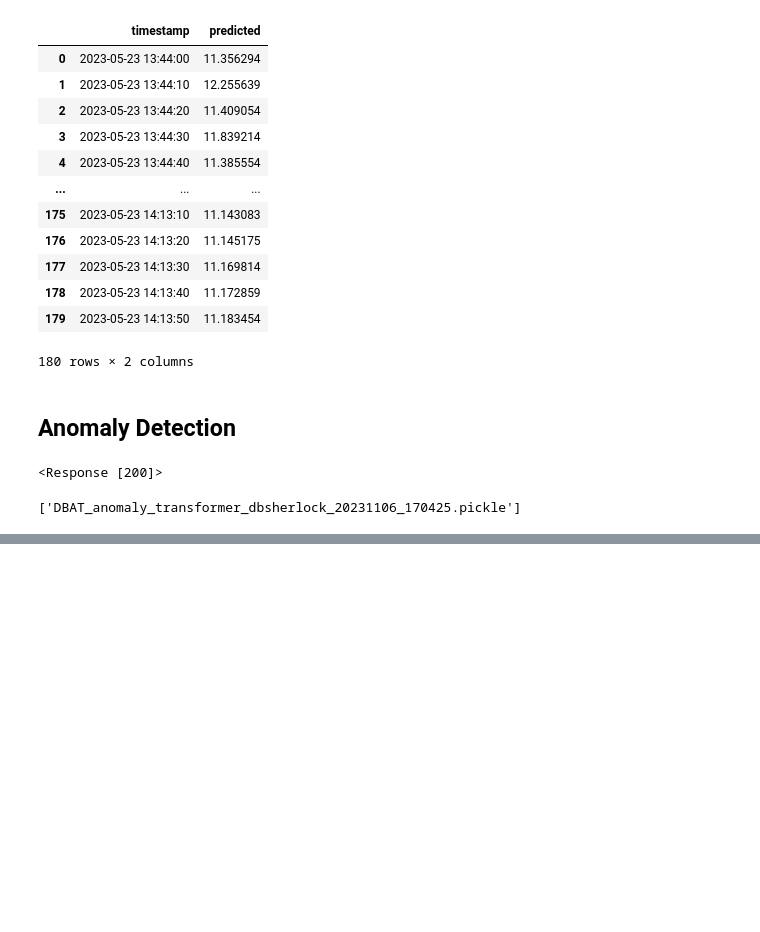
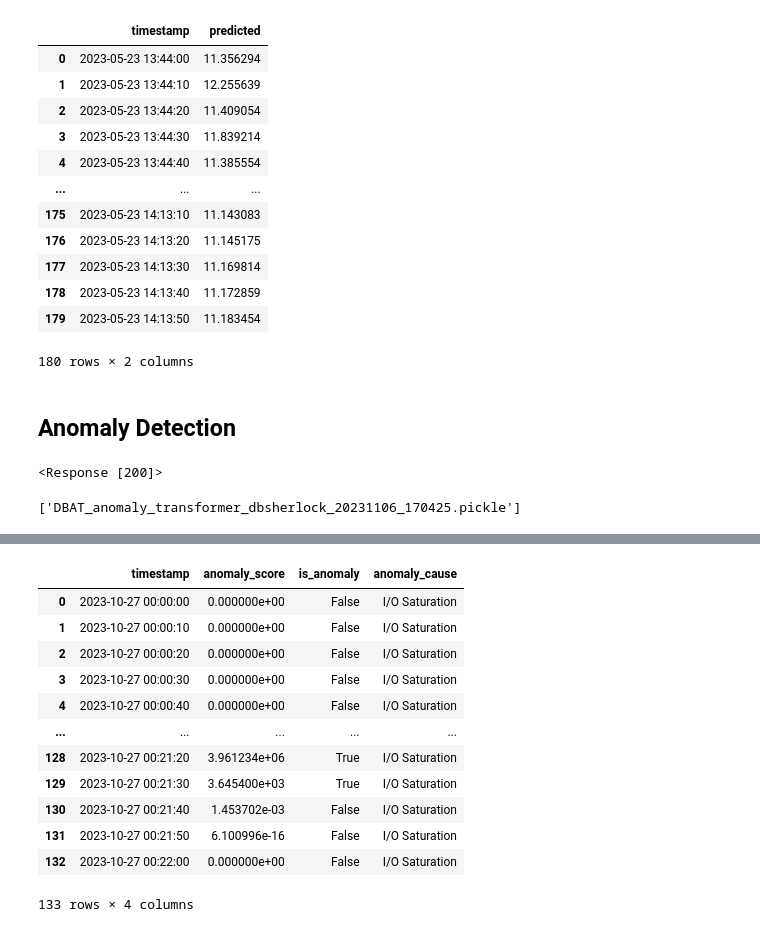
Before and after one commit to allene-ha/EDA_Framework, a Jupyter notebook: client/tutorial.ipynb, the cells around one changed output, grey strips where cells are left out. Drawn from its saved outputs; the diff is of its cells as text; code cells hidden in the pictures; blank space fills up the shorter version.

```diff
--- a/client/tutorial.ipynb
+++ b/client/tutorial.ipynb
@@ -164,0 +171,16 @@ anom_score
+# %%
+anomaly_df
+# %% [output]
+|  | timestamp | anomaly_score | is_anomaly | anomaly_cause |
+| 0 | 2023-10-27 00:00:00 | 0.000000e+00 | False | I/O Saturation |
+| 1 | 2023-10-27 00:00:10 | 0.000000e+00 | False | I/O Saturation |
+| 2 | 2023-10-27 00:00:20 | 0.000000e+00 | False | I/O Saturation |
+| 3 | 2023-10-27 00:00:30 | 0.000000e+00 | False | I/O Saturation |
+| 4 | 2023-10-27 00:00:40 | 0.000000e+00 | False | I/O Saturation |
+| ... | ... | ... | ... | ... |
+| 128 | 2023-10-27 00:21:20 | 3.961234e+06 | True | I/O Saturation |
+| 129 | 2023-10-27 00:21:30 | 3.645400e+03 | True | I/O Saturation |
+| 130 | 2023-10-27 00:21:40 | 1.453702e-03 | False | I/O Saturation |
+| 131 | 2023-10-27 00:21:50 | 6.100996e-16 | False | I/O Saturation |
+| 132 | 2023-10-27 00:22:00 | 0.000000e+00 | False | I/O Saturation |
+133 rows × 4 columns
```
Also changed, not shown: parts of 10 cells of this notebook, 6 other files.
